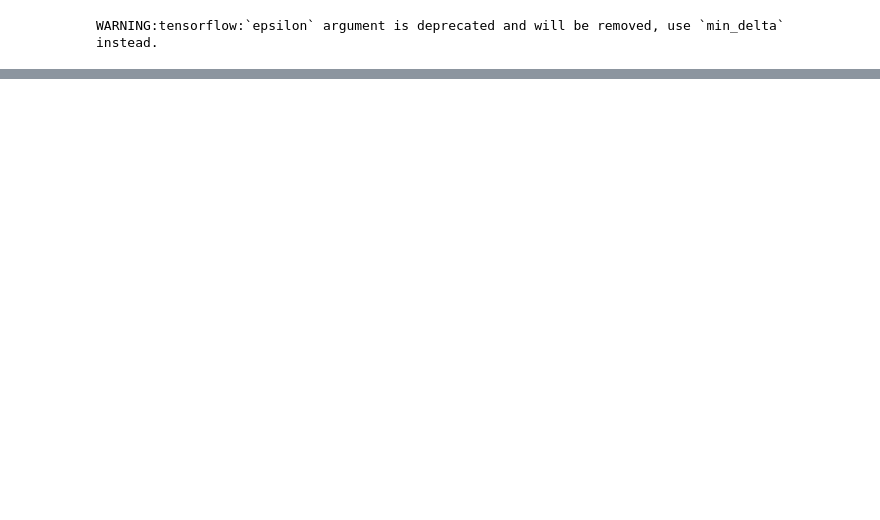
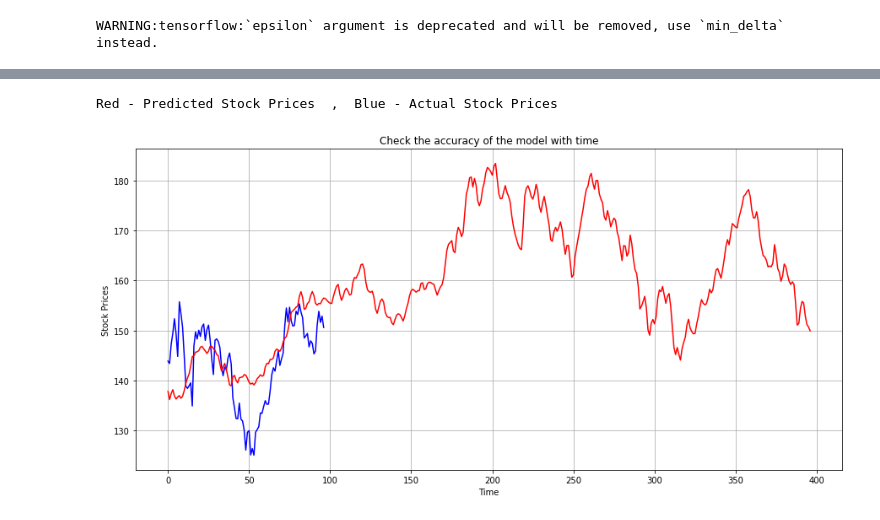
Before and after one commit to riseoptions/Stock_Predictions, a Jupyter notebook: RA_Stock_Predictions_1.ipynb, the cells around one changed output, grey strips where cells are left out. Cells and saved outputs as stored; diff of their text form; code cells hidden in the pictures; blank space fills up the shorter version.

```diff
--- a/RA_Stock_Predictions_1.ipynb
+++ b/RA_Stock_Predictions_1.ipynb
@@ -323,0 +328,8 @@ Red - Predicted Stock Prices  ,  Blue - Actual Stock Prices
+# %%
+#predicting the value for testX
+pred = model.predict(trainX)
+
+pred = scaler.inverse_transform(pred)
+
+pred[:10]
+# taking pred from 1 to 10
@@ -323,0 +348,21 @@ Red - Predicted Stock Prices  ,  Blue - Actual Stock Prices
+# %%
+# ploting the graph of stock prices with time
+print("Red - Predicted Stock Prices  ,  Blue - Actual Stock Prices")
+plt.rcParams["figure.figsize"] = (15,7)
+
+plt.plot(testY , 'b')
+
+plt.plot(pred , 'r')
+
+plt.xlabel('Time')
+
+plt.ylabel('Stock Prices')
+
+plt.title('Check the accuracy of the model with time')
+
+plt.grid(True)
+
+plt.show()
+# %% [output]
+Red - Predicted Stock Prices  ,  Blue - Actual Stock Prices
+[figure, added]
```
Also changed, not shown: parts of 19 cells of this notebook.
